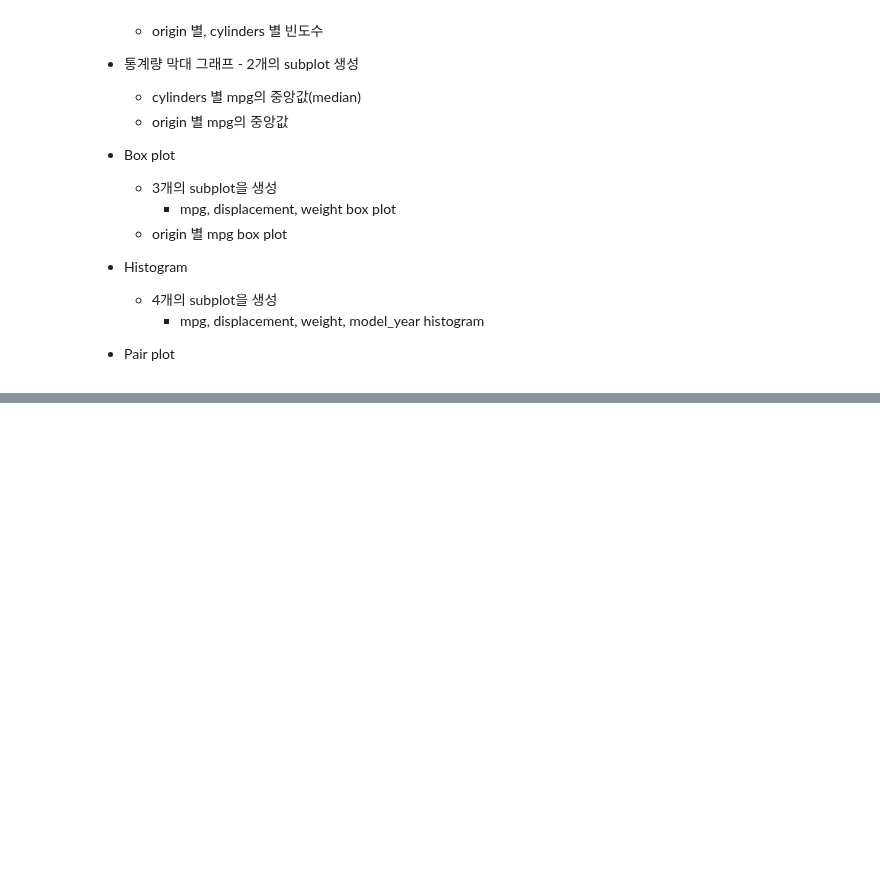
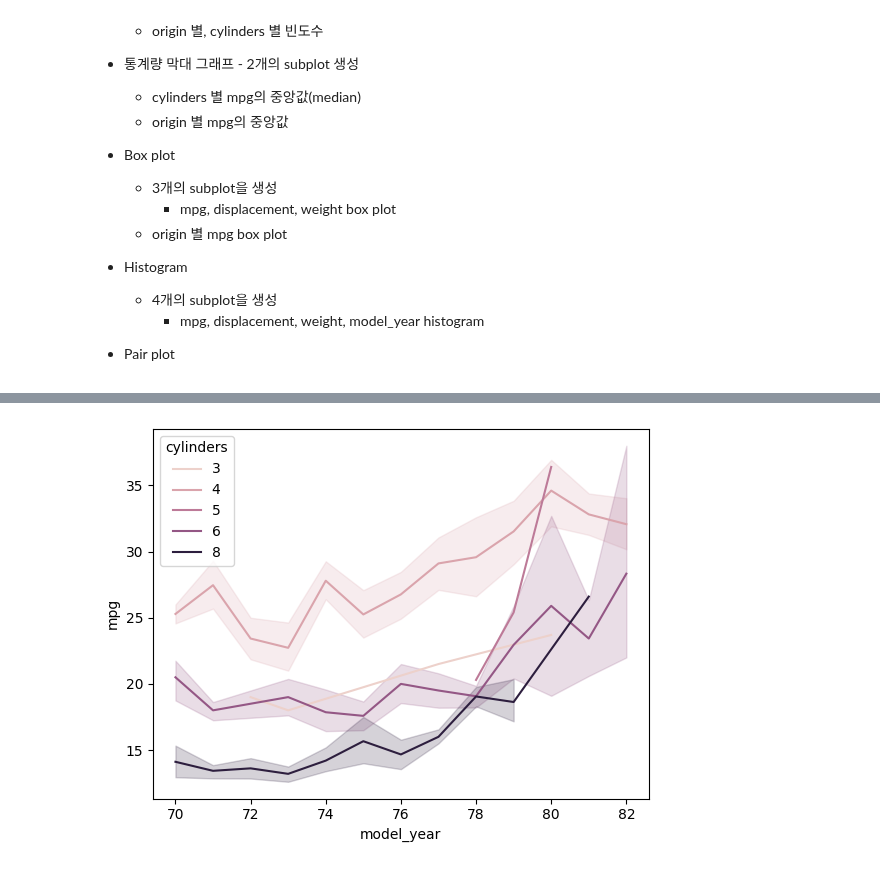
Before and after one commit to Sjleerodls/Data_Analysis, a Jupyter notebook: lab_da/da06_eda.ipynb, the cells around one changed output, grey strips where cells are left out. Cells and saved outputs as stored; diff of their text form; code cells hidden in the pictures; blank space fills up the shorter version.

```diff
--- a/lab_da/da06_eda.ipynb
+++ b/lab_da/da06_eda.ipynb
@@ -168,0 +306,10 @@ plt.show()
+# %%
+# model_year 선 그래프 생성
+sns.lineplot(data=mpg, x='model_year', y='mpg', hue='cylinders')
+
+plt.show()    # 실린더 3,4의 경우 꾸준히 우상향으로 연비가 좋아지고 있음
+              # 5와 8의 경우 생산연도가 늦을수록 연비가 좋지 않다가 80년대 들어서면서 연비가 기존 대비 좋아졌음
+              # 하지만 이는 3과 비교해봤을 때 부조한 수치임
+              # 6의 경우 기하급수적인 연비 상승폭을 보여줌(현재는 단종?)
+# %% [output]
+[figure, added]
```
Also changed, not shown: parts of 16 cells of this notebook.
